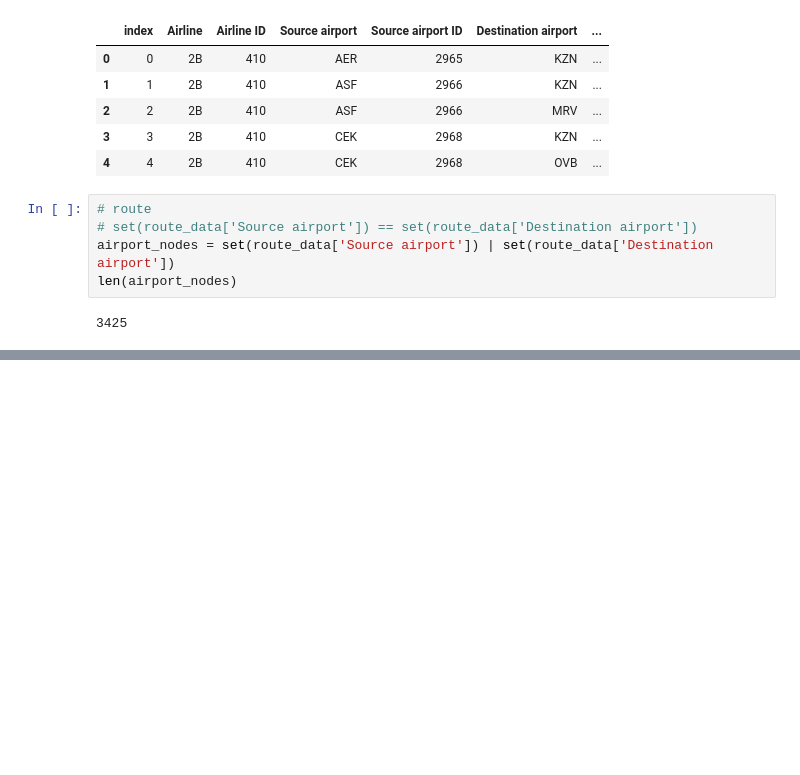
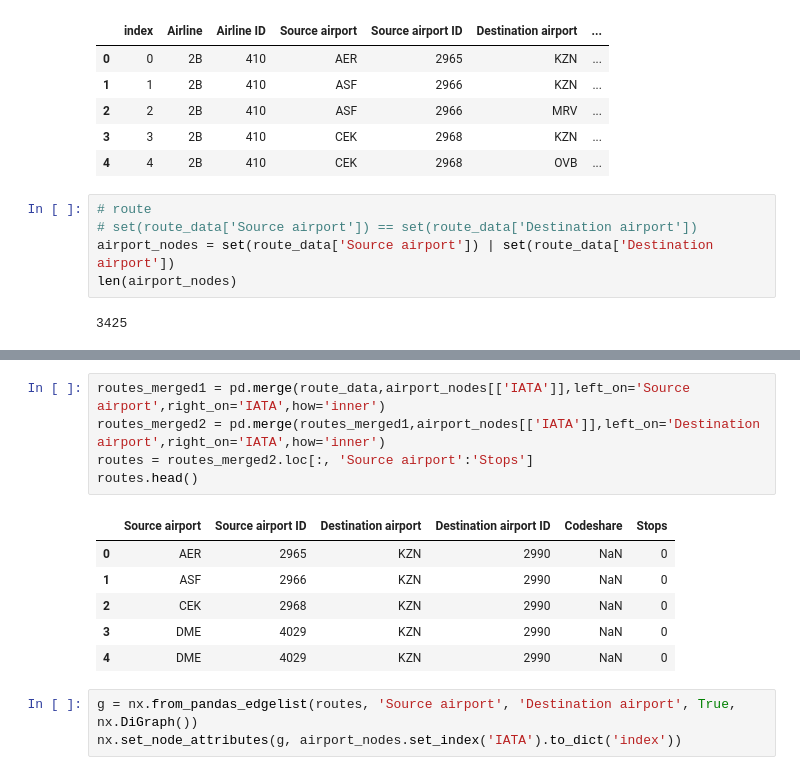
Before and after one commit to eddiexunyc/web_analytics_work, a Jupyter notebook: Project 1/data_620_project_1.ipynb, the cells around one changed output, grey strips where cells are left out. Saved outputs shown, nothing was run; the diff lists cells and outputs as text; blank space fills up the shorter version.

```diff
--- a/Project 1/data_620_project_1.ipynb
+++ b/Project 1/data_620_project_1.ipynb
@@ -56,0 +70,15 @@ len(airport_nodes)
+# %%
+routes_merged1 = pd.merge(route_data,airport_nodes[['IATA']],left_on='Source airport',right_on='IATA',how='inner')
+routes_merged2 = pd.merge(routes_merged1,airport_nodes[['IATA']],left_on='Destination airport',right_on='IATA',how='inner')
+routes = routes_merged2.loc[:, 'Source airport':'Stops']
+routes.head()
+# %% [output]
+|  | Source airport | Source airport ID | Destination airport | Destination airport ID | Codeshare | Stops |
+| 0 | AER | 2965 | KZN | 2990 | NaN | 0 |
+| 1 | ASF | 2966 | KZN | 2990 | NaN | 0 |
+| 2 | CEK | 2968 | KZN | 2990 | NaN | 0 |
+| 3 | DME | 4029 | KZN | 2990 | NaN | 0 |
+| 4 | DME | 4029 | KZN | 2990 | NaN | 0 |
+# %%
+g = nx.from_pandas_edgelist(routes, 'Source airport', 'Destination airport', True, nx.DiGraph())
+nx.set_node_attributes(g, airport_nodes.set_index('IATA').to_dict('index'))
```
Also changed, not shown: parts of 6 cells of this notebook.
